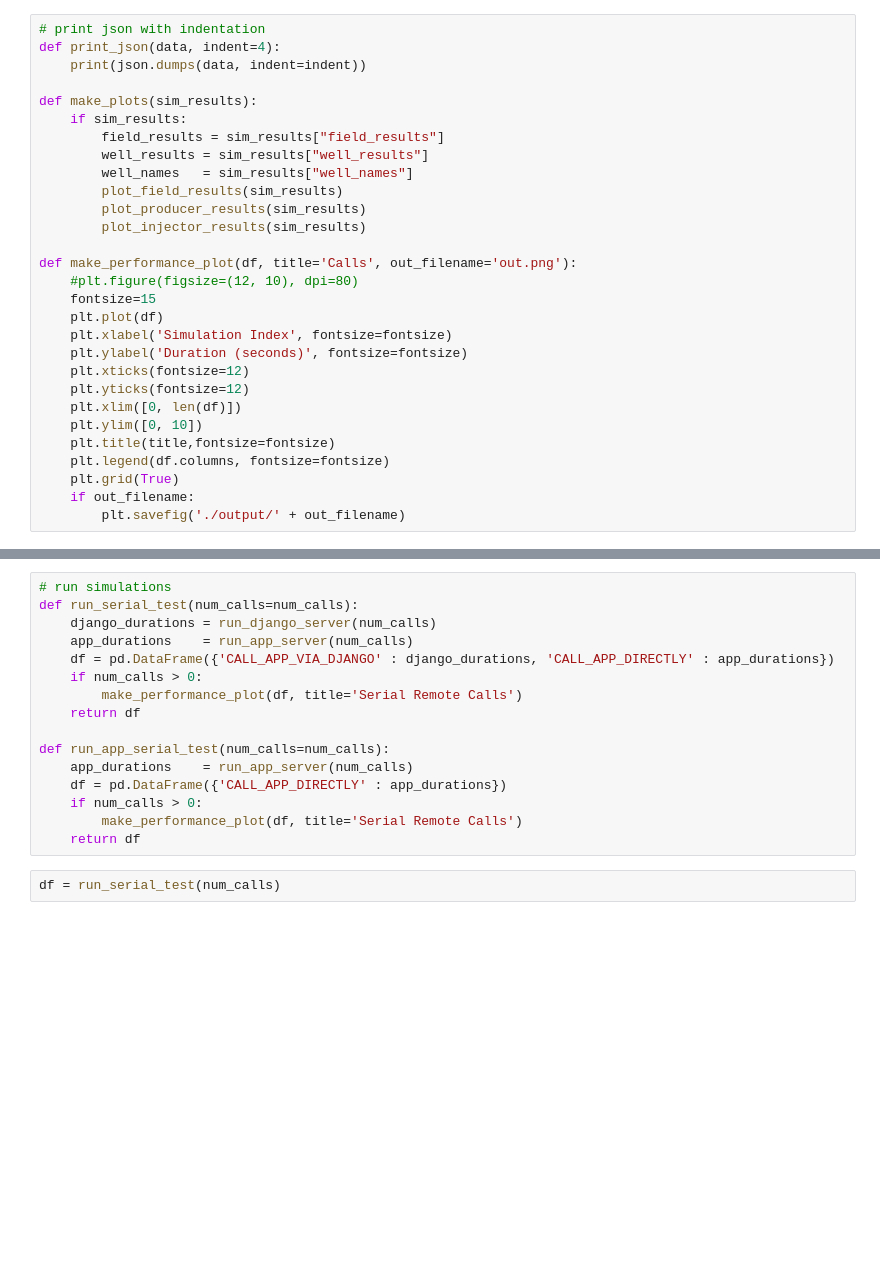
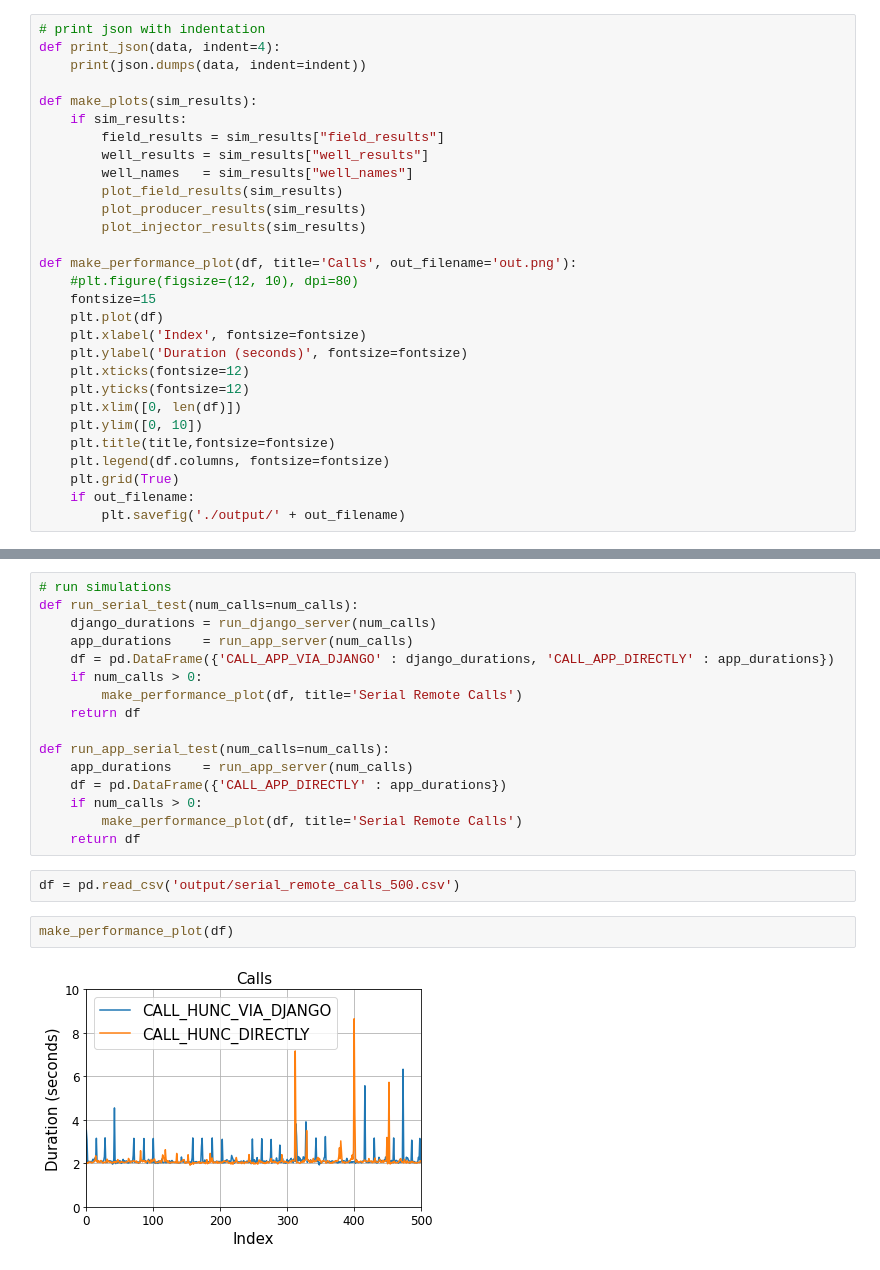
Before and after one commit to jeosol/aiml, a Jupyter notebook: remote_simulation_analysis.ipynb, the cells around one changed output, grey strips where cells are left out. Drawn from its saved outputs; the diff is of its cells as text; blank space fills up the shorter version.

```diff
--- a/remote_simulation_analysis.ipynb
+++ b/remote_simulation_analysis.ipynb
@@ -82,7 +82,7 @@ def make_performance_plot(df, title='Calls', out_filename='out.png'):
     #plt.figure(figsize=(12, 10), dpi=80)
     fontsize=15
     plt.plot(df)
-    plt.xlabel('Simulation Index', fontsize=fontsize)
+    plt.xlabel('Index', fontsize=fontsize)
     plt.ylabel('Duration (seconds)', fontsize=fontsize)
     plt.xticks(fontsize=12)
     plt.yticks(fontsize=12)
@@ -241,5 +241,9 @@ def run_app_serial_test(num_calls=num_calls):
     if num_calls > 0:
         make_performance_plot(df, title='Serial Remote Calls')
     return df
-# %%
-df = run_serial_test(num_calls)
+# %%
+df = pd.read_csv('output/serial_remote_calls_500.csv')
+# %%
+make_performance_plot(df)
+# %% [output]
+[figure, added]
```
Also changed, not shown: parts of 1 cell of this notebook.
